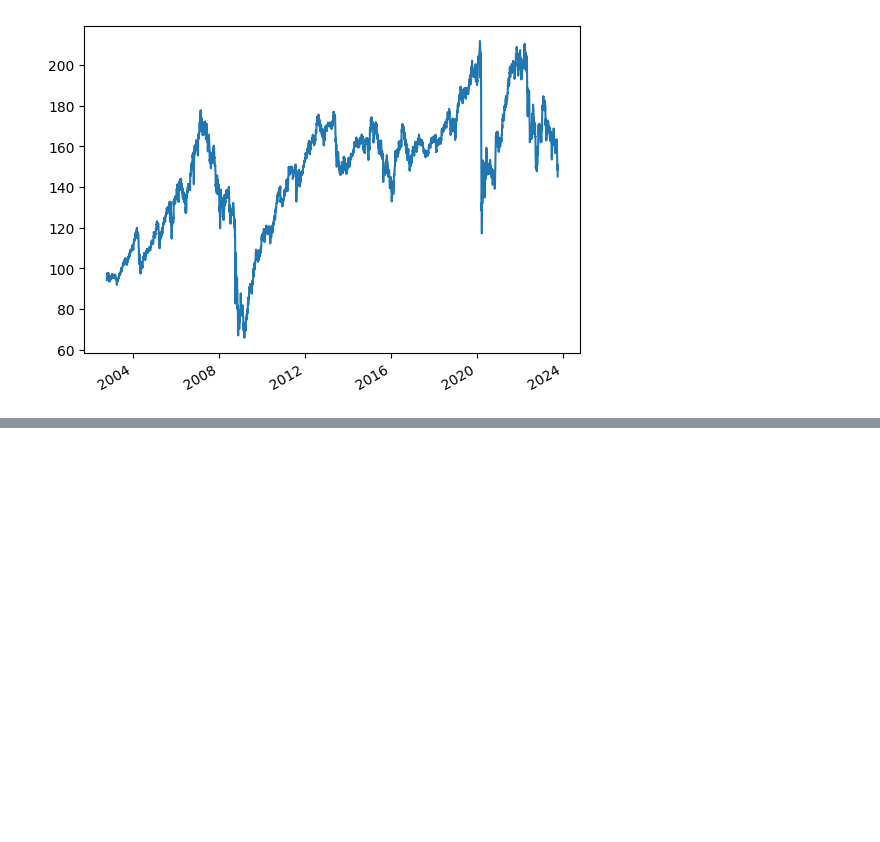
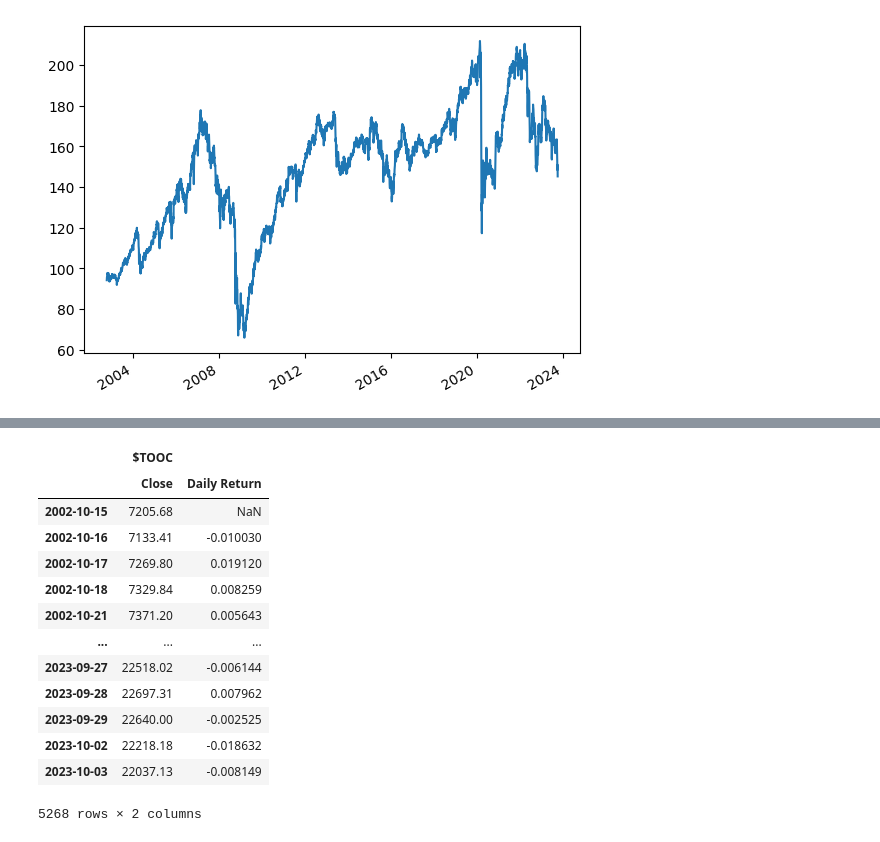
Before and after one commit to Aizenz/GroupProjectBAMS506, a Jupyter notebook: datacleaning.ipynb, the cells around one changed output, grey strips where cells are left out. Drawn from its saved outputs; the diff is of its cells as text; code cells hidden in the pictures; blank space fills up the shorter version.

Commit message:
added function to calculate returns

```diff
--- a/datacleaning.ipynb
+++ b/datacleaning.ipynb
@@ -30,0 +36,18 @@ all_indices.index.get_level_values(0).unique().str.replace('$','').to_list()
+# %%
+tooc_close['$TOOC','Daily Return'] = tooc_close.pct_change(1)
+tooc_close
+# %% [output]
+|  | $TOOC |  |
+|  | Close | Daily Return |
+| 2002-10-15 | 7205.68 | NaN |
+| 2002-10-16 | 7133.41 | -0.010030 |
+| 2002-10-17 | 7269.80 | 0.019120 |
+| 2002-10-18 | 7329.84 | 0.008259 |
+| 2002-10-21 | 7371.20 | 0.005643 |
+| ... | ... | ... |
+| 2023-09-27 | 22518.02 | -0.006144 |
+| 2023-09-28 | 22697.31 | 0.007962 |
+| 2023-09-29 | 22640.00 | -0.002525 |
+| 2023-10-02 | 22218.18 | -0.018632 |
+| 2023-10-03 | 22037.13 | -0.008149 |
+5268 rows × 2 columns
```
Also changed, not shown: parts of 3 cells of this notebook.
